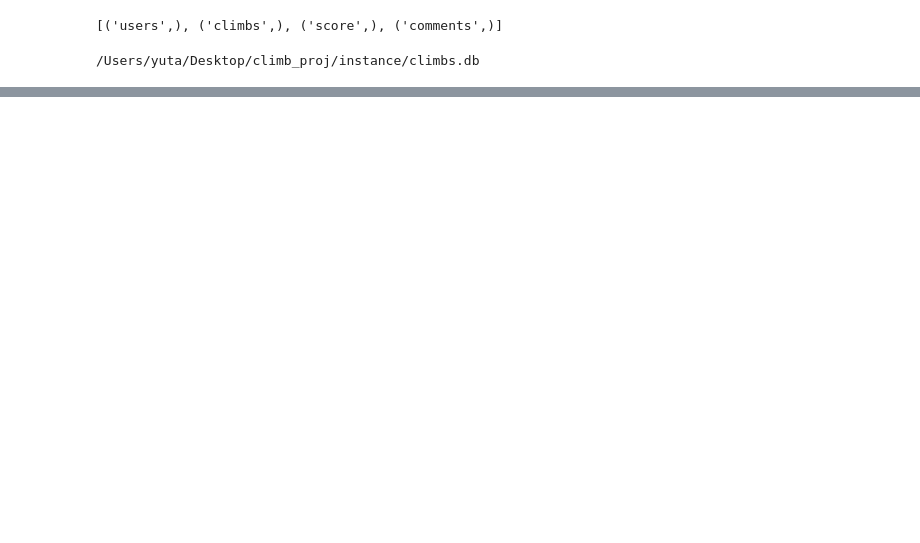
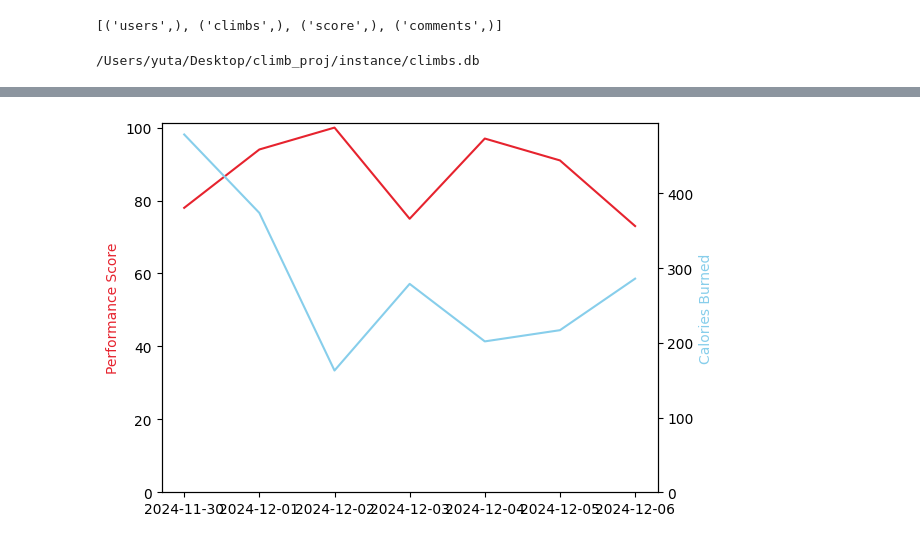
Before and after one commit to TOTO-TOILET/climb_log, a Jupyter notebook: data.ipynb, the cells around one changed output, grey strips where cells are left out. Cells and saved outputs as stored; diff of their text form; code cells hidden in the pictures; blank space fills up the shorter version.

Commit message:
update data analysis and visualizing data

```diff
--- a/data.ipynb
+++ b/data.ipynb
@@ -145,0 +159,6 @@ score_df
+# %%
+score_df['recorded_at'] = pd.to_datetime(score_df.recorded_at)
+score_df['date'] = score_df['recorded_at'].dt.date
+score_df
+latest_per_day = score_df.loc[score_df.groupby('date')['recorded_at'].idxmax()]
+latest_per_day
@@ -145,0 +174,20 @@ score_df
+# %%
+ax1 = plt.gca()  # Get the current axis
+ax2 = ax1.twinx()  # Create a second y-axis sharing the same x-axis
+
+# Set axis labels
+ax1.set_ylabel('Performance Score', color='#E6232E')
+ax2.set_ylabel('Calories Burned', color='skyblue')
+
+# Plot data on respective axes
+ax1.plot(latest_per_day.date, latest_per_day.performance_score, color='#E6232E')
+ax2.plot(latest_per_day.date, latest_per_day.activity_score, color='skyblue')
+
+# Set the y-axis minimum to 0 for both axes
+ax1.set_ylim(bottom=0)  # Set min value for the primary axis (Performance Score)
+ax2.set_ylim(bottom=0)  # Set min value for the secondary axis (Calories Burned)
+
+# Display the plot
+plt.show()
+# %% [output]
+[figure, added]
```
Also changed, not shown: parts of 12 cells of this notebook, 2 other files.
